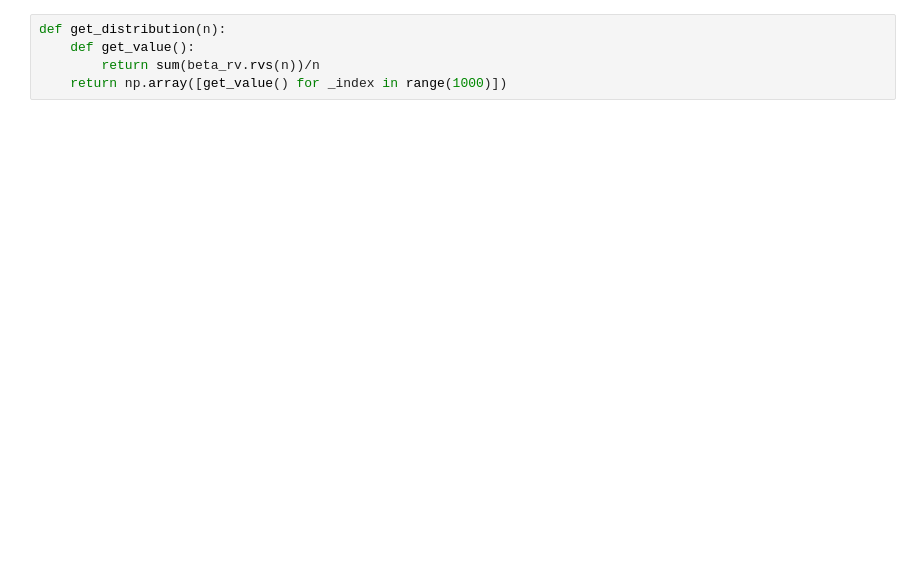
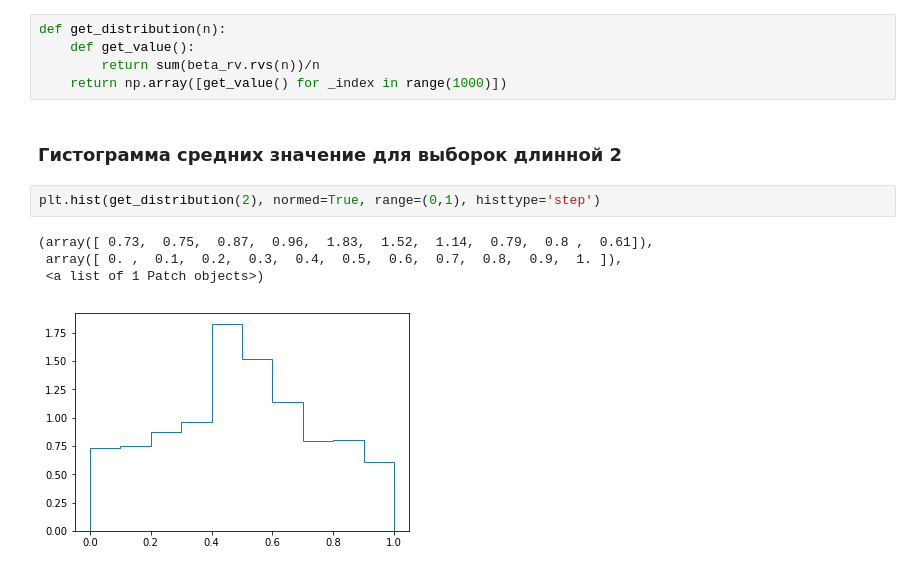
Before and after one commit to ir4y/-ml-coursera, a Jupyter notebook: task4/clt.ipynb, the cells around one changed output. Drawn from its saved outputs; the diff is of its cells as text; blank space fills up the shorter version.

```diff
--- a/task4/clt.ipynb
+++ b/task4/clt.ipynb
@@ -26,3 +31,12 @@ def get_distribution(n):
     def get_value():
         return sum(beta_rv.rvs(n))/n
     return np.array([get_value() for _index in range(1000)])
+# %% [markdown]
+### Гистограмма средних значение для выборок длинной 2
+# %%
+plt.hist(get_distribution(2), normed=True, range=(0,1), histtype='step')
+# %% [output]
+(array([ 0.73,  0.75,  0.87,  0.96,  1.83,  1.52,  1.14,  0.79,  0.8 ,  0.61]),
+ array([ 0. ,  0.1,  0.2,  0.3,  0.4,  0.5,  0.6,  0.7,  0.8,  0.9,  1. ]),
+ <a list of 1 Patch objects>)
+[figure, added]
```
Also changed, not shown: parts of 13 cells of this notebook.
